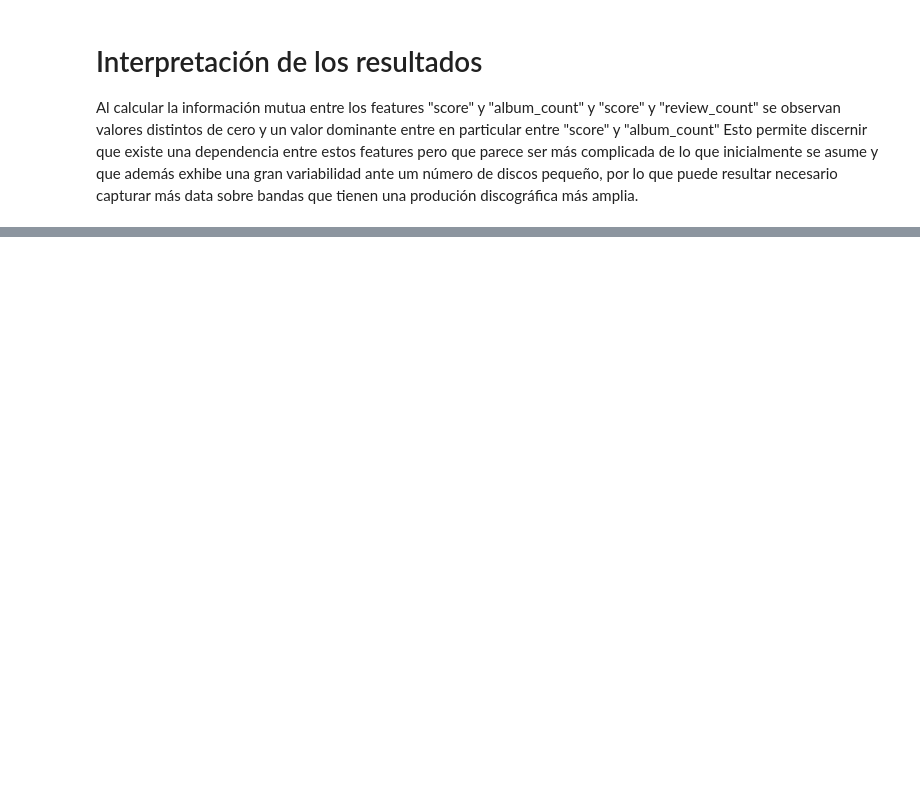
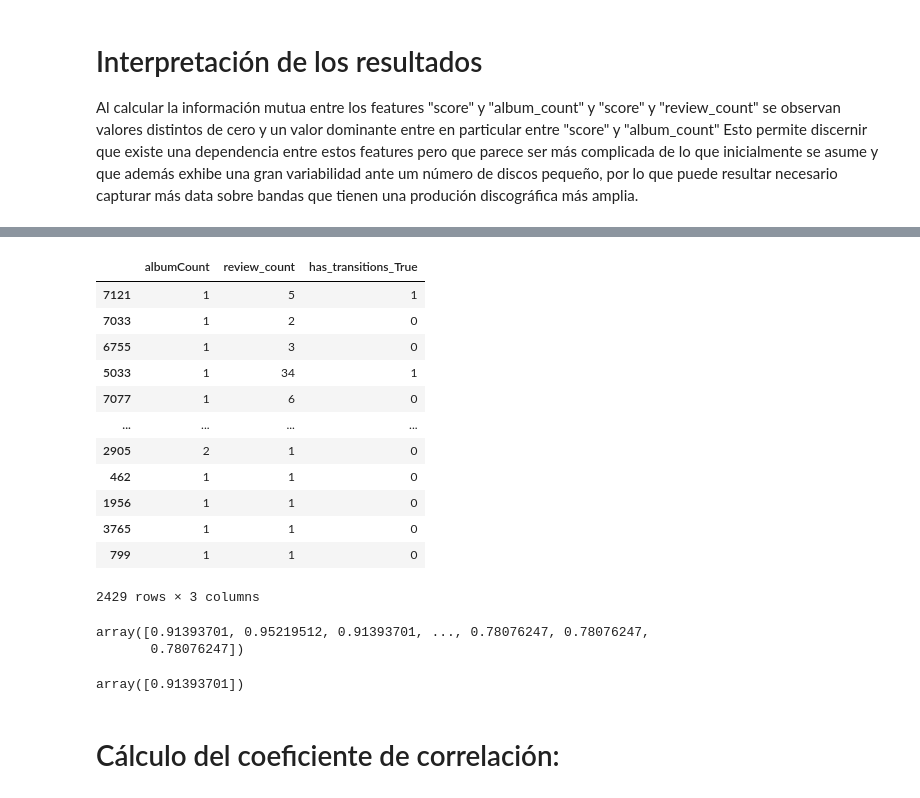
Before and after one commit to chainReactionCol/newRep, a Jupyter notebook: Data_StoryTelling_Sanchez_Ruiz.ipynb, the cells around one changed output, grey strips where cells are left out. Saved outputs shown, nothing was run; the diff lists cells and outputs as text; code cells hidden in the pictures; blank space fills up the shorter version.

```diff
--- a/Data_StoryTelling_Sanchez_Ruiz.ipynb
+++ b/Data_StoryTelling_Sanchez_Ruiz.ipynb
@@ -1035,0 +1094,27 @@ plt.show()
+# %%
+dt_yeo=mergedYeo.copy()
+dt_yeo['has_transitions']=dt_yeo['has_transitions'].astype('str')
+dt_yeo['albumCount']=dt_yeo['albumCount'].astype('int')
+dt_yeo.drop(columns=['score_yj'],inplace=True)
+X=dt_yeo[['has_transitions','albumCount','review_count']]
+# %%
+y=dt_yeo['score']
+X_dummies=pd.get_dummies(X)
+X_dummies.drop(columns='has_transitions_False',inplace=True) #1 es True
+X_train_dt, X_test_dt,y_train_dt,y_test_dt=train_test_split(X_dummies,y,test_size=0.3,random_state=42)
+# %%
+X_test_dt
+# %% [output]
+|  | albumCount | review_count | has_transitions_True |
+| 7121 | 1 | 5 | 1 |
+| 7033 | 1 | 2 | 0 |
+| 6755 | 1 | 3 | 0 |
+| 5033 | 1 | 34 | 1 |
+| 7077 | 1 | 6 | 0 |
+| ... | ... | ... | ... |
+| 2905 | 2 | 1 | 0 |
+| 462 | 1 | 1 | 0 |
+| 1956 | 1 | 1 | 0 |
+| 3765 | 1 | 1 | 0 |
+| 799 | 1 | 1 | 0 |
+2429 rows × 3 columns
@@ -1035,0 +1126,13 @@ plt.show()
+# %%
+y_pred_dt
+# %% [output]
+array([0.91393701, 0.95219512, 0.91393701, ..., 0.78076247, 0.78076247,
+       0.78076247])
+# %%
+entrada=np.array([[2,10,1]])
+prediccion = reg.predict(entrada)
+prediccion
+# %% [output]
+array([0.91393701])
+# %% [markdown]
+# Cálculo del coeficiente de correlación:
```
Also changed, not shown: parts of 30 cells of this notebook, 4 other files.
